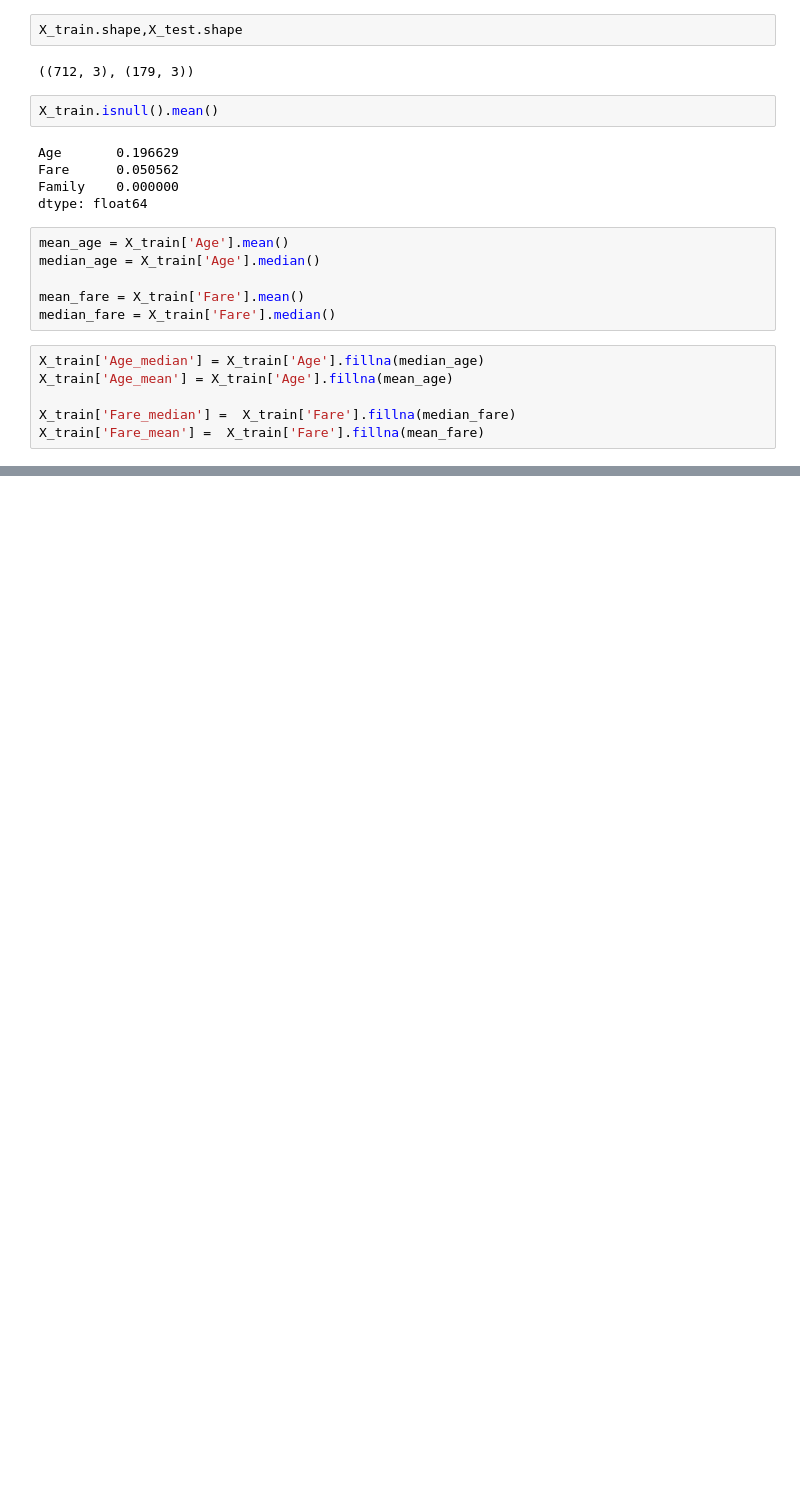
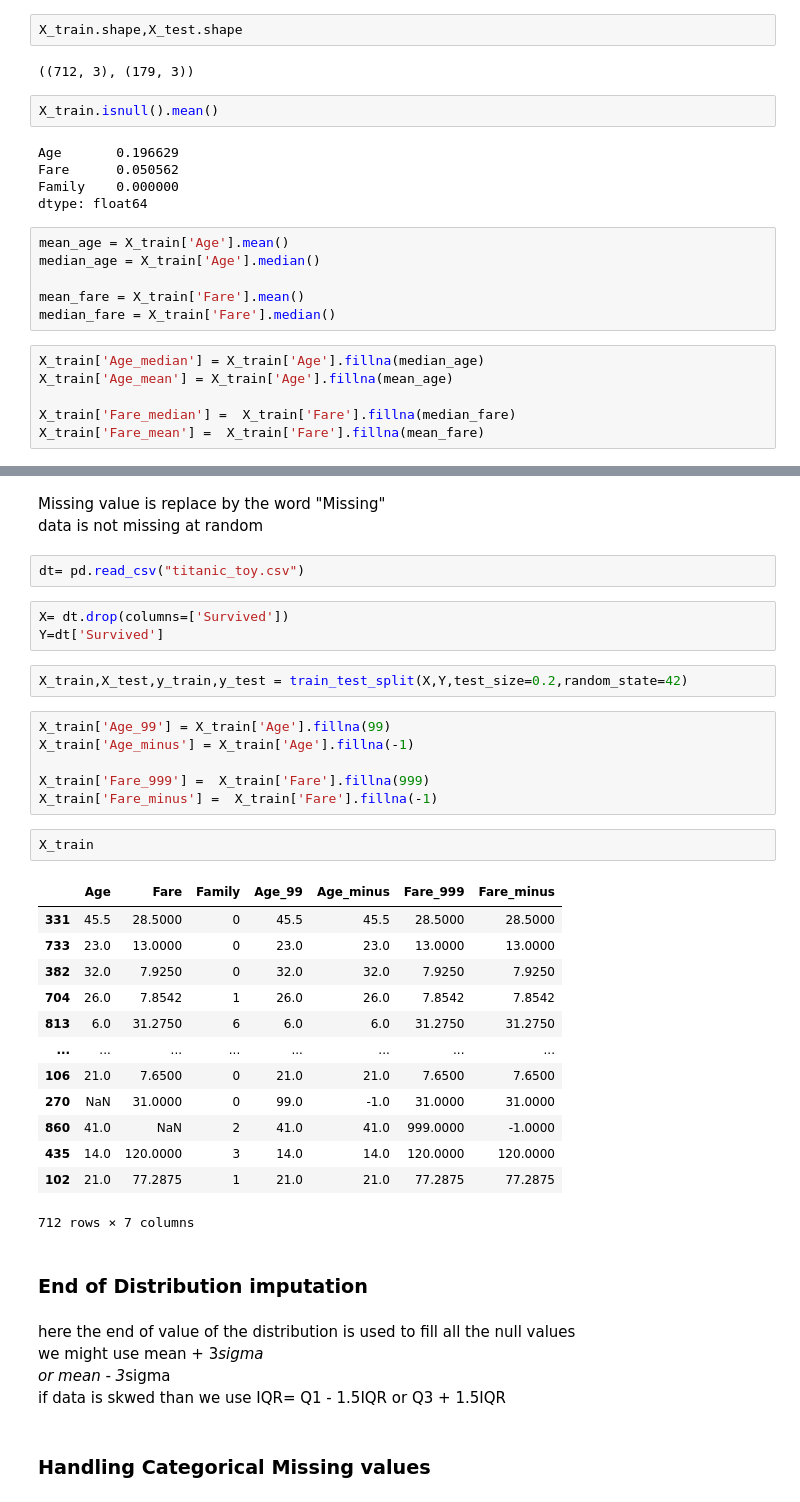
Before and after one commit to Raj2846/Python-RealLife-Problems, a Jupyter notebook: Data_Science/Handling_missing_data.ipynb, the cells around one changed output, grey strips where cells are left out. Cells and saved outputs as stored; diff of their text form; blank space fills up the shorter version.

```diff
--- a/Data_Science/Handling_missing_data.ipynb
+++ b/Data_Science/Handling_missing_data.ipynb
@@ -144,0 +177,41 @@ X_train.sample(4)
+# %% [markdown]
+Missing value is replace by the word "Missing"<br>
+data is not missing at random<br>
+# %%
+dt= pd.read_csv("titanic_toy.csv")
+# %%
+X= dt.drop(columns=['Survived'])
+Y=dt['Survived']
+# %%
+X_train,X_test,y_train,y_test = train_test_split(X,Y,test_size=0.2,random_state=42)
+# %%
+X_train['Age_99'] = X_train['Age'].fillna(99)
+X_train['Age_minus'] = X_train['Age'].fillna(-1)
+
+X_train['Fare_999'] =  X_train['Fare'].fillna(999)
+X_train['Fare_minus'] =  X_train['Fare'].fillna(-1)
+# %%
+X_train
+# %% [output]
+|  | Age | Fare | Family | Age_99 | Age_minus | Fare_999 | Fare_minus |
+| 331 | 45.5 | 28.5000 | 0 | 45.5 | 45.5 | 28.5000 | 28.5000 |
+| 733 | 23.0 | 13.0000 | 0 | 23.0 | 23.0 | 13.0000 | 13.0000 |
+| 382 | 32.0 | 7.9250 | 0 | 32.0 | 32.0 | 7.9250 | 7.9250 |
+| 704 | 26.0 | 7.8542 | 1 | 26.0 | 26.0 | 7.8542 | 7.8542 |
+| 813 | 6.0 | 31.2750 | 6 | 6.0 | 6.0 | 31.2750 | 31.2750 |
+| ... | ... | ... | ... | ... | ... | ... | ... |
+| 106 | 21.0 | 7.6500 | 0 | 21.0 | 21.0 | 7.6500 | 7.6500 |
+| 270 | NaN | 31.0000 | 0 | 99.0 | -1.0 | 31.0000 | 31.0000 |
+| 860 | 41.0 | NaN | 2 | 41.0 | 41.0 | 999.0000 | -1.0000 |
+| 435 | 14.0 | 120.0000 | 3 | 14.0 | 14.0 | 120.0000 | 120.0000 |
+| 102 | 21.0 | 77.2875 | 1 | 21.0 | 21.0 | 77.2875 | 77.2875 |
+712 rows × 7 columns
+# %% [markdown]
+### End of Distribution imputation
+# %% [markdown]
+here the end of value of the distribution is used to fill all the null values<br>
+we might use mean + 3*sigma<br>
+or mean - 3*sigma<br>
+if data is skwed than we use IQR= Q1 - 1.5IQR  or  Q3 + 1.5IQR
+# %% [markdown]
+### Handling Categorical Missing values
```
Also changed, not shown: parts of 12 cells of this notebook, 1 other file.
